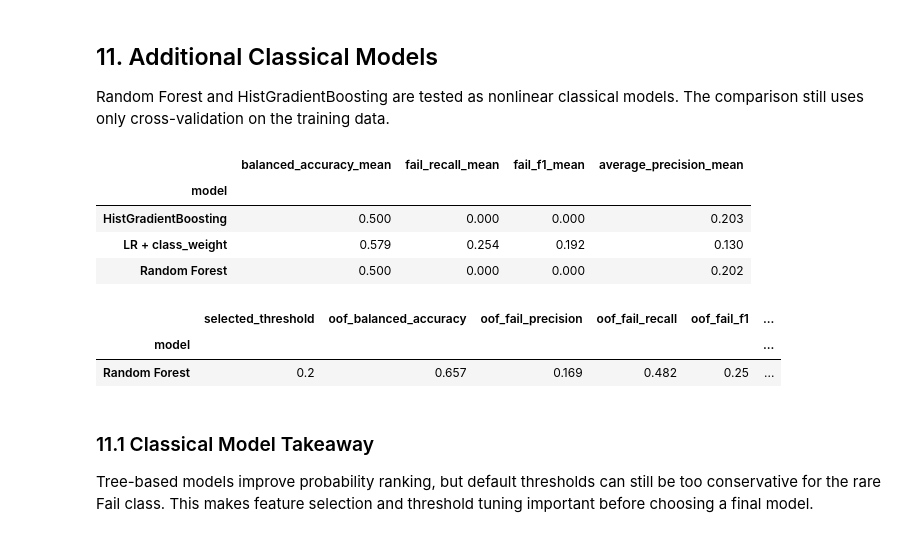
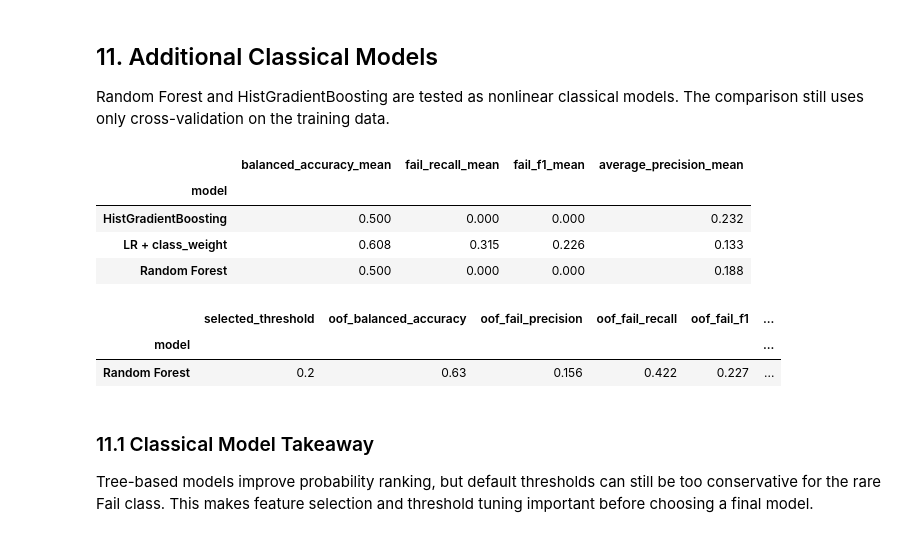
Before and after one commit to Spalding13/secom-fault-detection, a Jupyter notebook: notebooks/01_secom_fault_detection.ipynb, the cells around one changed output. Drawn from its saved outputs; the diff is of its cells as text; code cells hidden in the pictures.

```diff
--- a/notebooks/01_secom_fault_detection.ipynb
+++ b/notebooks/01_secom_fault_detection.ipynb
@@ -637,6 +656,7 @@ SECOM is strongly imbalanced: Fail samples are rare. This section compares three
 - SMOTE.
 # %%
 weighted_log_reg_pipeline = Pipeline(steps=[
+    ("missingness_filter", MissingValueColumnFilter(DEFAULT_MAX_MISSING_FRACTION)),
     ("imputer", SimpleImputer(strategy="median")),
     ("variance_filter", VarianceThreshold(threshold=0.0)),
     ("scaler", StandardScaler()),
@@ -648,6 +668,7 @@ weighted_log_reg_pipeline = Pipeline(steps=[
 ])
 
 ros_log_reg_pipeline = ImbPipeline(steps=[
+    ("missingness_filter", MissingValueColumnFilter(DEFAULT_MAX_MISSING_FRACTION)),
     ("imputer", SimpleImputer(strategy="median")),
     ("variance_filter", VarianceThreshold(threshold=0.0)),
     ("scaler", StandardScaler()),
@@ -659,6 +680,7 @@ ros_log_reg_pipeline = ImbPipeline(steps=[
 ])
 
 smote_log_reg_pipeline = ImbPipeline(steps=[
+    ("missingness_filter", MissingValueColumnFilter(DEFAULT_MAX_MISSING_FRACTION)),
     ("imputer", SimpleImputer(strategy="median")),
     ("variance_filter", VarianceThreshold(threshold=0.0)),
     ("scaler", StandardScaler()),
@@ -744,6 +766,7 @@ Lowering the Fail threshold can improve Fail recall, but the Logistic Regression
 Random Forest and HistGradientBoosting are tested as nonlinear classical models. The comparison still uses only cross-validation on the training data.
 # %%
 random_forest_pipeline = Pipeline(steps=[
+    ("missingness_filter", MissingValueColumnFilter(DEFAULT_MAX_MISSING_FRACTION)),
     ("imputer", SimpleImputer(strategy="median")),
     ("variance_filter", VarianceThreshold(threshold=0.0)),
     ("classifier", RandomForestClassifier(
@@ -755,38 +778,39 @@ random_forest_pipeline = Pipeline(steps=[
 ])
 
 hist_gb_pipeline = Pipeline(steps=[
+    ("missingness_filter", MissingValueColumnFilter(DEFAULT_MAX_MISSING_FRACTION)),
     ("imputer", SimpleImputer(strategy="median")),
     ("variance_filter", VarianceThreshold(threshold=0.0)),
     ("classifier", HistGradientBoostingClassifier(
         random_state=FINAL_RANDOM_STATE,
         max_iter=100,
     )),
 ])
 
 classical_models = {
     "LR + class_weight": weighted_log_reg_pipeline,
     "Random Forest": random_forest_pipeline,
     "HistGradientBoosting": hist_gb_pipeline,
 }
 
 classical_cv_results = pd.concat([
     evaluate_model_cv(model_name, model, X_train, y_train, selection_cv)
     for model_name, model in classical_models.items()
 ], ignore_index=True)
 
 classical_cv_summary = summarize_cv_results(classical_cv_results)
 classical_cv_summary[[
     "balanced_accuracy_mean",
     "fail_recall_mean",
     "fail_f1_mean",
     "average_precision_mean",
 ]].round(3)
 # %% [output]
 |  | balanced_accuracy_mean | fail_recall_mean | fail_f1_mean | average_precision_mean |
 | model |  |  |  |  |
-| HistGradientBoosting | 0.500 | 0.000 | 0.000 | 0.203 |
-| LR + class_weight | 0.579 | 0.254 | 0.192 | 0.130 |
-| Random Forest | 0.500 | 0.000 | 0.000 | 0.202 |
+| HistGradientBoosting | 0.500 | 0.000 | 0.000 | 0.232 |
+| LR + class_weight | 0.608 | 0.315 | 0.226 | 0.133 |
+| Random Forest | 0.500 | 0.000 | 0.000 | 0.188 |
 # %%
 rf_oof_fail_proba = get_oof_fail_probabilities(
     random_forest_pipeline,
@@ -817,7 +841,7 @@ rf_threshold_summary.round(3)
 # %% [output]
 |  | selected_threshold | oof_balanced_accuracy | oof_fail_precision | oof_fail_recall | oof_fail_f1 | ... |
 | model |  |  |  |  |  | ... |
-| Random Forest | 0.2 | 0.657 | 0.169 | 0.482 | 0.25 | ... |
+| Random Forest | 0.2 | 0.63 | 0.156 | 0.422 | 0.227 | ... |
 # %% [markdown]
 ### 11.1 Classical Model Takeaway
 
```
Also changed, not shown: parts of 18 cells of this notebook, 11 other files.
